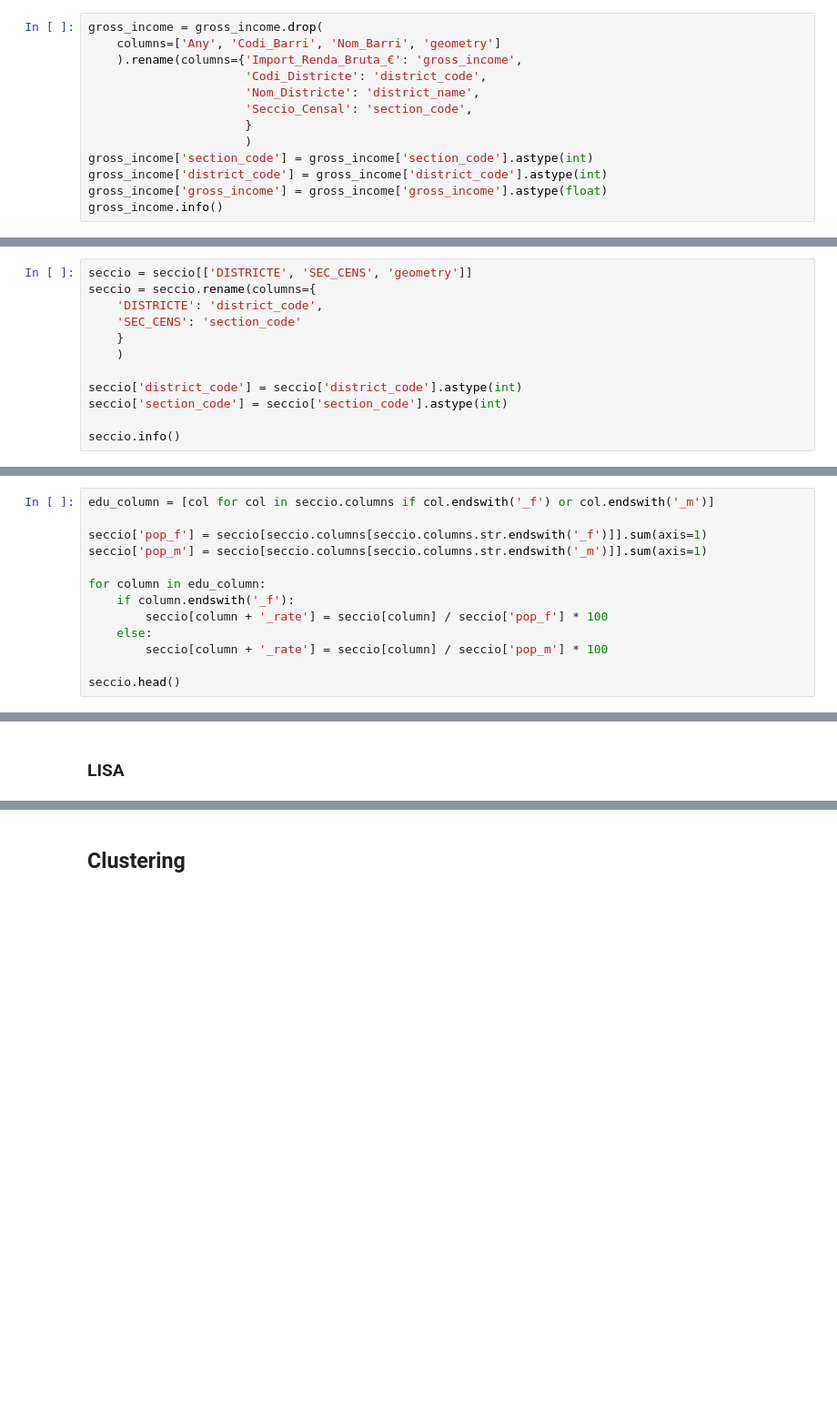
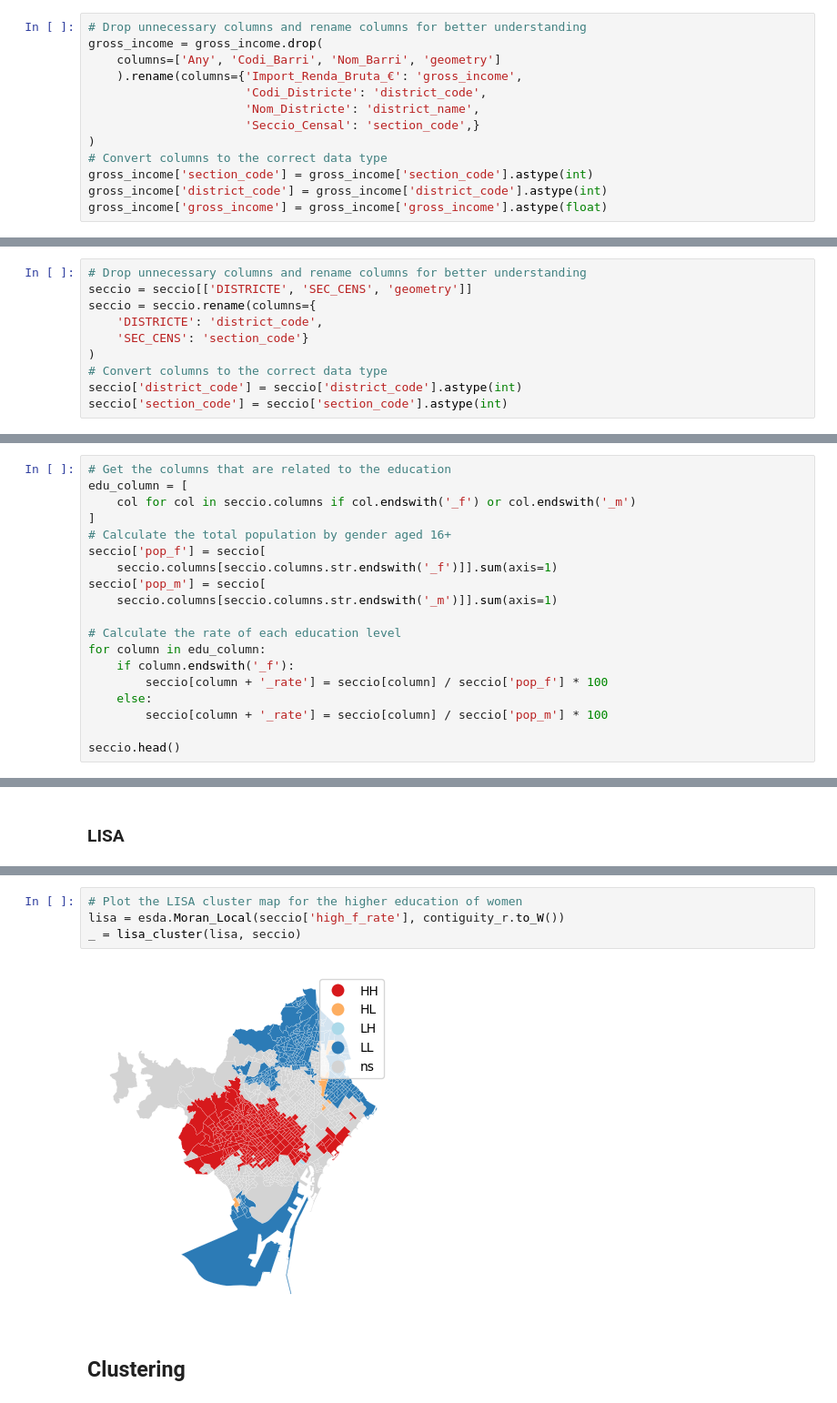
Before and after one commit to novotny-marek/SDS4SG-barcelona-case, a Jupyter notebook: barcelona.ipynb, the cells around one changed output, grey strips where cells are left out. Shown at 91% size. Cells and saved outputs as stored; diff of their text form; blank space fills up the shorter version.

```diff
--- a/barcelona.ipynb
+++ b/barcelona.ipynb
@@ -76,13 +74,13 @@ children.head()
 # %%
+# Drop unnecessary columns and rename columns for better understanding
 gross_income = gross_income.drop(
     columns=['Any', 'Codi_Barri', 'Nom_Barri', 'geometry']
     ).rename(columns={'Import_Renda_Bruta_€': 'gross_income',
                       'Codi_Districte': 'district_code',
                       'Nom_Districte': 'district_name',
-                      'Seccio_Censal': 'section_code',
-                      }
-                      )
+                      'Seccio_Censal': 'section_code',}
+)
+# Convert columns to the correct data type
 gross_income['section_code'] = gross_income['section_code'].astype(int)
 gross_income['district_code'] = gross_income['district_code'].astype(int)
 gross_income['gross_income'] = gross_income['gross_income'].astype(float)
-gross_income.info()
@@ -193,12 +174,10 @@ edu.head()
 # %%
+# Drop unnecessary columns and rename columns for better understanding
 seccio = seccio[['DISTRICTE', 'SEC_CENS', 'geometry']]
 seccio = seccio.rename(columns={
     'DISTRICTE': 'district_code',
-    'SEC_CENS': 'section_code'
-    }
-    )
-
+    'SEC_CENS': 'section_code'}
+)
+# Convert columns to the correct data type
 seccio['district_code'] = seccio['district_code'].astype(int)
 seccio['section_code'] = seccio['section_code'].astype(int)
-
-seccio.info()
@@ -230,11 +190,17 @@ seccio.head()
 # %% [markdown]
 #### Relative Data
 # %%
-edu_column = [col for col in seccio.columns if col.endswith('_f') or col.endswith('_m')]
+# Get the columns that are related to the education
+edu_column = [
+    col for col in seccio.columns if col.endswith('_f') or col.endswith('_m')
+]
+# Calculate the total population by gender aged 16+
+seccio['pop_f'] = seccio[
+    seccio.columns[seccio.columns.str.endswith('_f')]].sum(axis=1)
+seccio['pop_m'] = seccio[
+    seccio.columns[seccio.columns.str.endswith('_m')]].sum(axis=1)
 
-seccio['pop_f'] = seccio[seccio.columns[seccio.columns.str.endswith('_f')]].sum(axis=1)
-seccio['pop_m'] = seccio[seccio.columns[seccio.columns.str.endswith('_m')]].sum(axis=1)
-
+# Calculate the rate of each education level
 for column in edu_column:
     if column.endswith('_f'):
         seccio[column + '_rate'] = seccio[column] / seccio['pop_f'] * 100
@@ -342,3 +435,9 @@ _ = moran_scatterplot(lisa, p=0.05, scatter_kwds={"s": 5, "alpha":.2})
+# %%
+# Plot the LISA cluster map for the higher education of women
+lisa = esda.Moran_Local(seccio['high_f_rate'], contiguity_r.to_W())
+_ = lisa_cluster(lisa, seccio)
+# %% [output]
+[figure, added]
 # %% [markdown]
 ## Clustering
 # %% [markdown]
```
Also changed, not shown: parts of 21 cells of this notebook.
